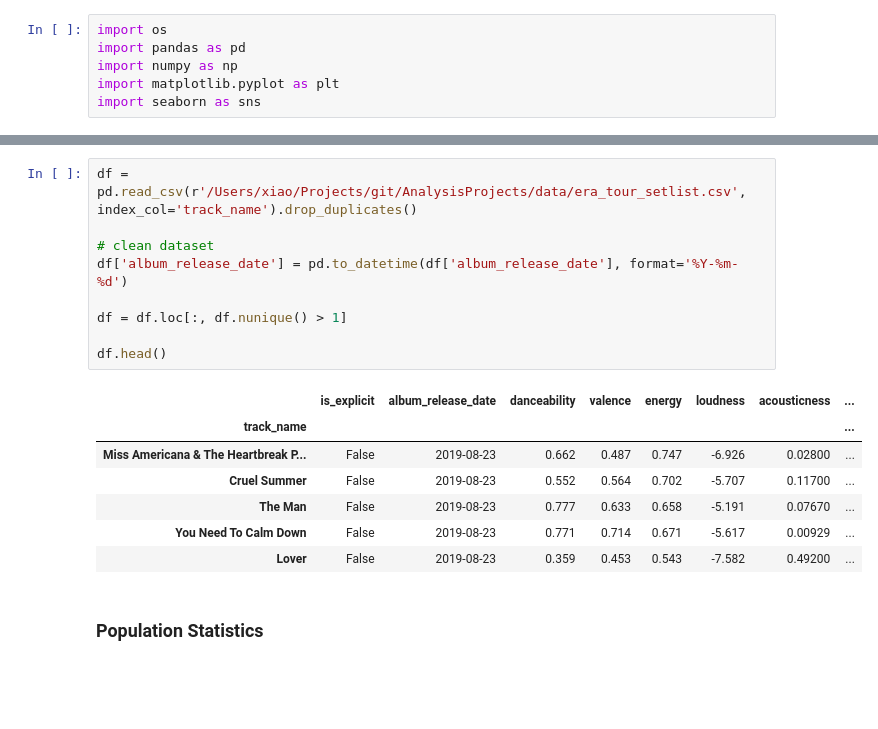
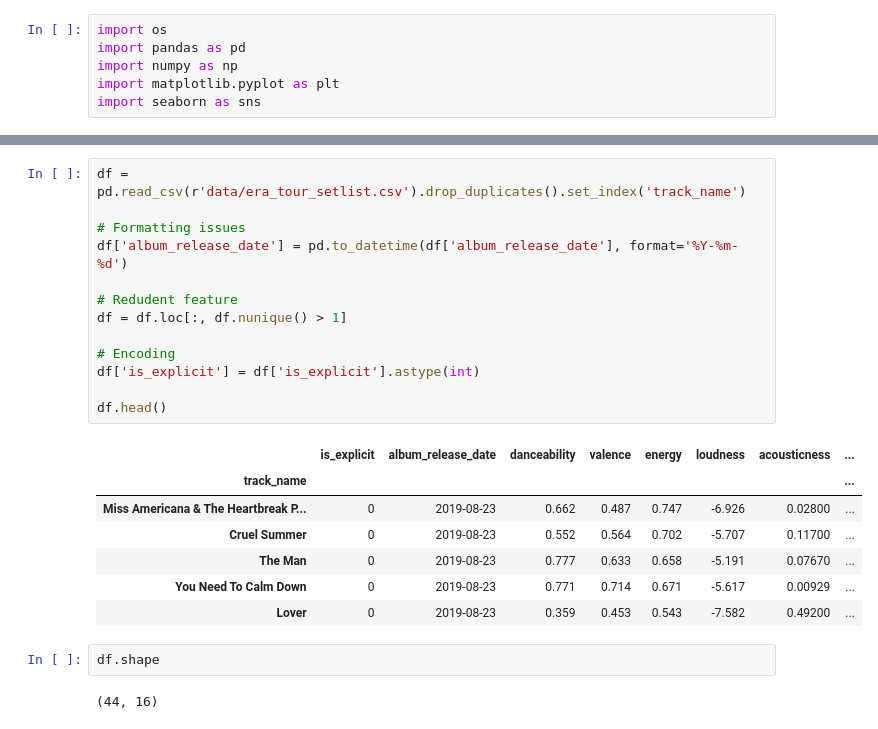
Before and after one commit to XimeCraft/AnalysisProjects, a Jupyter notebook: EraTourSetlistAnalysis.ipynb, the cells around one changed output, grey strips where cells are left out. Drawn from its saved outputs; the diff is of its cells as text; blank space fills up the shorter version.

```diff
--- a/EraTourSetlistAnalysis.ipynb
+++ b/EraTourSetlistAnalysis.ipynb
@@ -43,19 +46,25 @@ import seaborn as sns
 # %%
-df = pd.read_csv(r'/Users/xiao/Projects/git/AnalysisProjects/data/era_tour_setlist.csv', index_col='track_name').drop_duplicates()
+df = pd.read_csv(r'data/era_tour_setlist.csv').drop_duplicates().set_index('track_name')
 
-# clean dataset
+# Formatting issues
 df['album_release_date'] = pd.to_datetime(df['album_release_date'], format='%Y-%m-%d')
 
+# Redudent feature
 df = df.loc[:, df.nunique() > 1]
 
+# Encoding
+df['is_explicit'] = df['is_explicit'].astype(int)
+
 df.head()
 # %% [output]
 |  | is_explicit | album_release_date | danceability | valence | energy | loudness | acousticness | ... |
 | track_name |  |  |  |  |  |  |  | ... |
-| Miss Americana & The Heartbreak P... | False | 2019-08-23 | 0.662 | 0.487 | 0.747 | -6.926 | 0.02800 | ... |
-| Cruel Summer | False | 2019-08-23 | 0.552 | 0.564 | 0.702 | -5.707 | 0.11700 | ... |
-| The Man | False | 2019-08-23 | 0.777 | 0.633 | 0.658 | -5.191 | 0.07670 | ... |
-| You Need To Calm Down | False | 2019-08-23 | 0.771 | 0.714 | 0.671 | -5.617 | 0.00929 | ... |
-| Lover | False | 2019-08-23 | 0.359 | 0.453 | 0.543 | -7.582 | 0.49200 | ... |
+| Miss Americana & The Heartbreak P... | 0 | 2019-08-23 | 0.662 | 0.487 | 0.747 | -6.926 | 0.02800 | ... |
+| Cruel Summer | 0 | 2019-08-23 | 0.552 | 0.564 | 0.702 | -5.707 | 0.11700 | ... |
+| The Man | 0 | 2019-08-23 | 0.777 | 0.633 | 0.658 | -5.191 | 0.07670 | ... |
+| You Need To Calm Down | 0 | 2019-08-23 | 0.771 | 0.714 | 0.671 | -5.617 | 0.00929 | ... |
+| Lover | 0 | 2019-08-23 | 0.359 | 0.453 | 0.543 | -7.582 | 0.49200 | ... |
-# %% [markdown]
-### Population Statistics
+# %%
+df.shape
+# %% [output]
+(44, 16)
```
Also changed, not shown: parts of 25 cells of this notebook, 1 other file.
